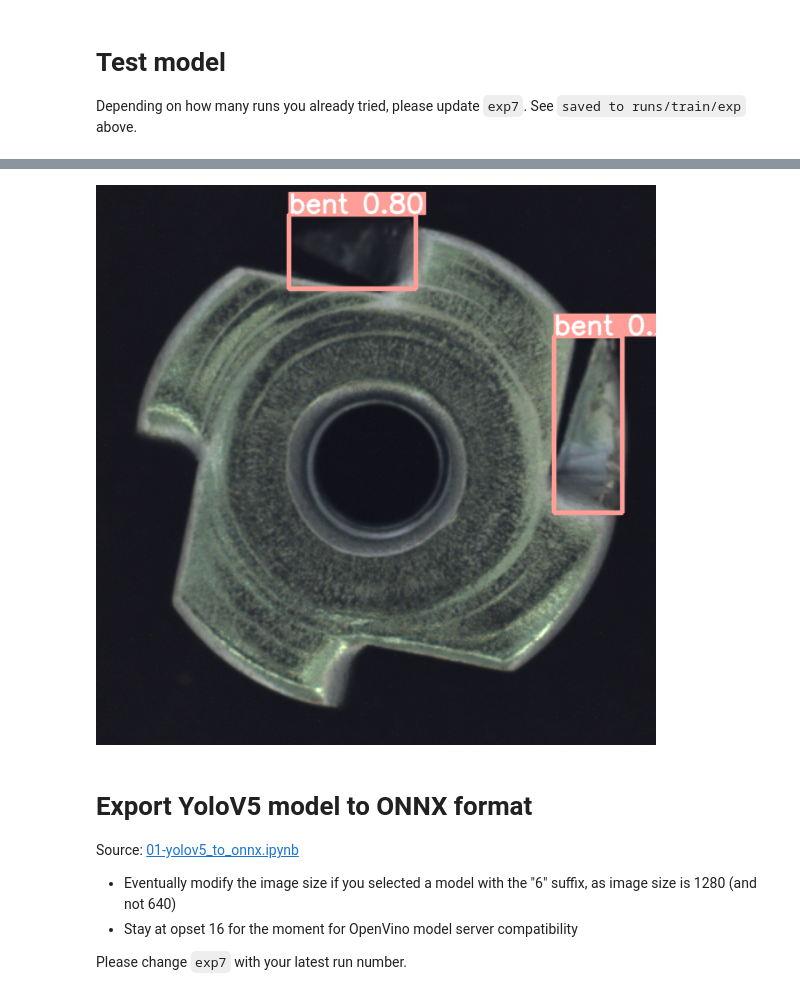
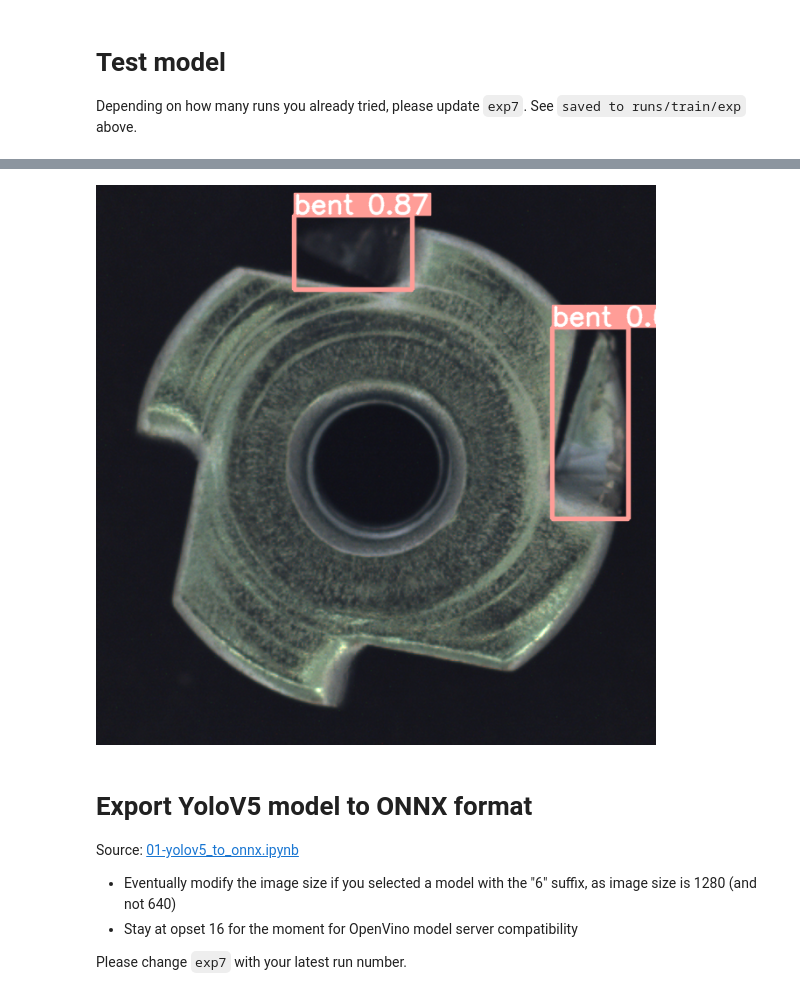
Before and after one commit to stefan-bergstein/manuela-visual-inspection, a Jupyter notebook: ml/pytorch/Manuela_Visual_Inspection_Yolov5_Model_Training.ipynb, the cells around one changed output, grey strips where cells are left out. Saved outputs shown, nothing was run; the diff lists cells and outputs as text; code cells hidden in the pictures.

```diff
--- a/ml/pytorch/Manuela_Visual_Inspection_Yolov5_Model_Training.ipynb
+++ b/ml/pytorch/Manuela_Visual_Inspection_Yolov5_Model_Training.ipynb
@@ -195,7 +192,7 @@ Results saved to runs/detect/exp5
 # %%
-display.Image(filename='runs/detect/exp5/bent-000.png', width=600)
+display.Image(filename='runs/detect/exp2/bent-000.png', width=600)
 # %% [output]
-[figure, old version]
+[figure, new version]
 # %% [markdown]
 # Export YoloV5 model to ONNX format
 Source: [01-yolov5_to_onnx.ipynb](https://github.com/rh-aiservices-bu/yolov5-model-serving/blob/main/01-yolov5_to_onnx.ipynb)
```
Also changed, not shown: parts of 11 cells of this notebook.
